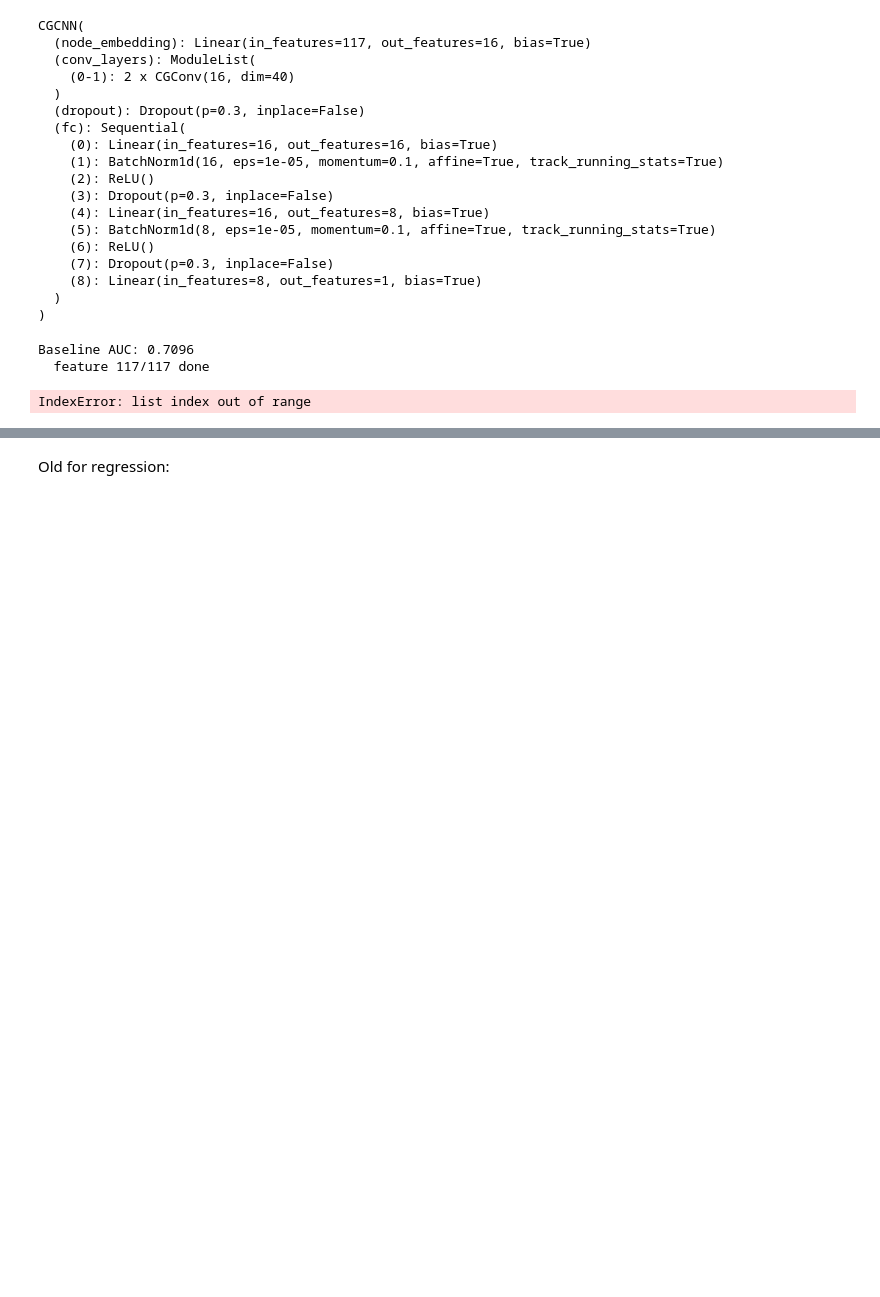
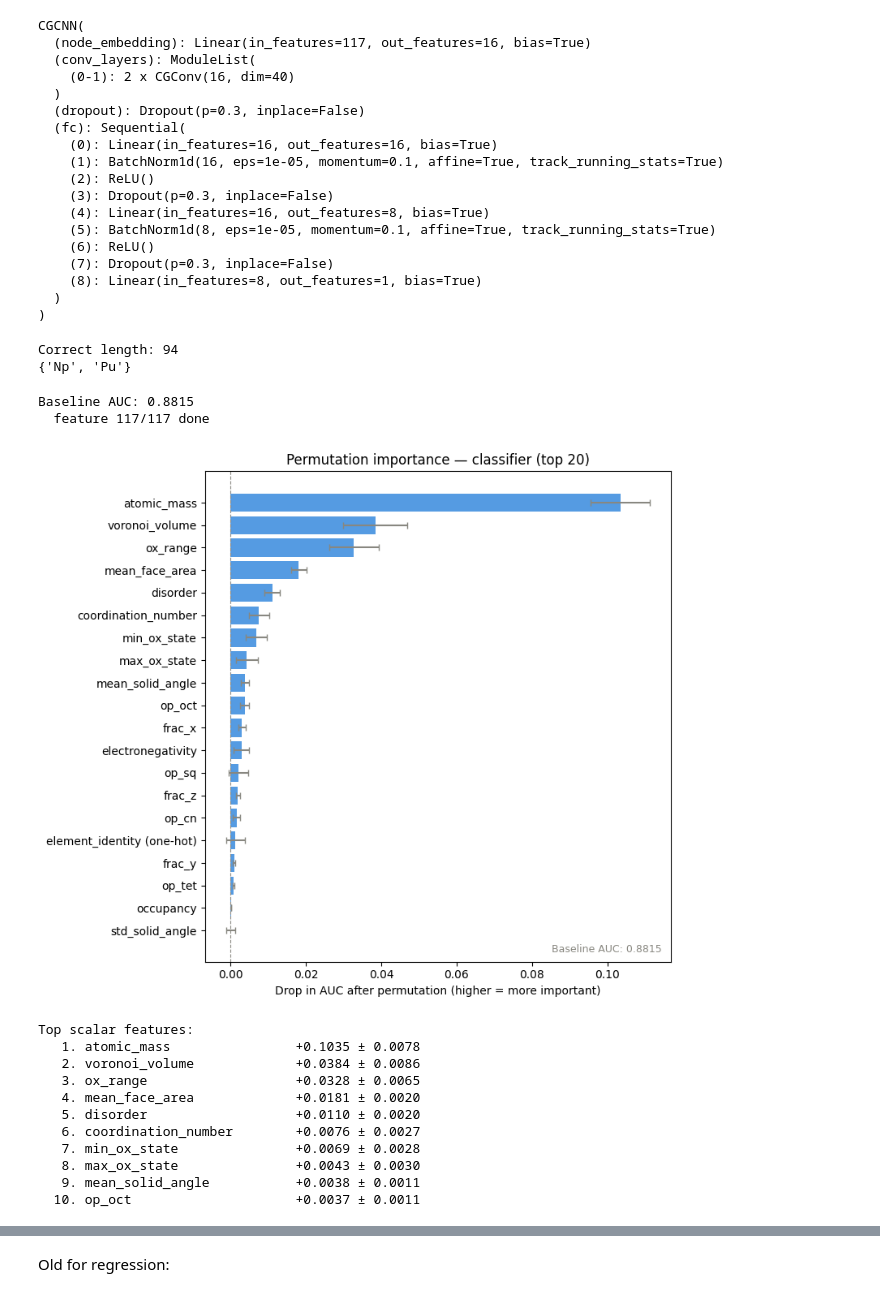
Before and after one commit to SSBNS/ML_Personal_git, a Jupyter notebook: 3DSC_looker_classifier_colab.ipynb, the cells around one changed output, grey strips where cells are left out. Cells and saved outputs as stored; diff of their text form; code cells hidden in the pictures; blank space fills up the shorter version.

```diff
--- a/3DSC_looker_classifier_colab.ipynb
+++ b/3DSC_looker_classifier_colab.ipynb
@@ -1021,6 +986,14 @@ CGCNN(
     (8): Linear(in_features=8, out_features=1, bias=True)
   )
 )
+# %%
+from pymatgen.core import Element
+correct_symbols = [Element.from_Z(z).symbol for z in range(1, 95)]
+print(f"Correct length: {len(correct_symbols)}")
+print(set(correct_symbols) - set(ELEMENT_SYMBOLS))  # find missing ones
+# %% [output]
+Correct length: 94
+{'Np', 'Pu'}
 # %%
 import numpy as np
 import torch
@@ -1030,14 +1003,8 @@ from torch_geometric.loader import DataLoader
 from sklearn.model_selection import train_test_split
 
 # ── Feature names (117 total) ─────────────────────────────────────────────────
-ELEMENT_SYMBOLS = [
-    'H','He','Li','Be','B','C','N','O','F','Ne','Na','Mg','Al','Si','P','S','Cl',
-    'Ar','K','Ca','Sc','Ti','V','Cr','Mn','Fe','Co','Ni','Cu','Zn','Ga','Ge','As',
-    'Se','Br','Kr','Rb','Sr','Y','Zr','Nb','Mo','Tc','Ru','Rh','Pd','Ag','Cd','In',
-    'Sn','Sb','Te','I','Xe','Cs','Ba','La','Ce','Pr','Nd','Pm','Sm','Eu','Gd','Tb',
-    'Dy','Ho','Er','Tm','Yb','Lu','Hf','Ta','W','Re','Os','Ir','Pt','Au','Hg','Tl',
-    'Pb','Bi','Po','At','Rn','Fr','Ra','Ac','Th','Pa','U'
-]  # 94 one-hot features
+ELEMENT_SYMBOLS = [Element.from_Z(z).symbol for z in range(1, MAX_Z + 1)]
+# 94 one-hot features
 
 SCALAR_FEATURES = [
     'atomic_mass', 'atomic_radius', 'ionic_radius', 'electronegativity',
@@ -1102,40 +1069,53 @@ def plot_importance(perm_result, feature_names=FEATURE_NAMES, top_n=20):
     stds  = perm_result["std"]
 
     # Collapse all 94 one-hot element features into one representative score
-    onehot_importance = means[:94].mean()
-    onehot_std        = means[:94].std()
+    n_onehot = 94  # MAX_Z, hardcoded to match model
 
-    collapsed_names   = ["element_identity (one-hot)"] + feature_names[94:]
-    collapsed_means   = np.concatenate([[onehot_importance], means[94:]])
-    collapsed_stds    = np.concatenate([[onehot_std],        stds[94:]])
+    onehot_importance = means[:n_onehot].mean()
+    onehot_std        = means[:n_onehot].std()
+
+    collapsed_names = np.array(["element_identity (one-hot)"] + SCALAR_FEATURES)
+    collapsed_means = np.concatenate([[onehot_importance], means[n_onehot:]])
+    collapsed_stds  = np.concatenate([[onehot_std],        stds[n_onehot:]])
 
     order  = np.argsort(collapsed_means)[-top_n:]
     names  = [collapsed_names[i] for i in order]
     m_vals = collapsed_means[order]
     s_vals = collapsed_stds[order]
 
     fig, ax = plt.subplots(figsize=(8, 7))
     ax.barh(names, m_vals, xerr=s_vals, capsize=3, color="#378ADD", alpha=0.85, ecolor="#888780")
     ax.axvline(0, color="#888780", linewidth=0.8, linestyle="--")
     ax.set_xlabel("Drop in AUC after permutation (higher = more important)")
     ax.set_title(f"Permutation importance — classifier (top {top_n})")
     ax.text(0.98, 0.02, f"Baseline AUC: {perm_result['baseline_auc']:.4f}",
             transform=ax.transAxes, ha="right", fontsize=9, color="#888780")
     plt.tight_layout()
     plt.savefig("permutation_importance_classifier.png", dpi=150)
     plt.show()
 
 # ── Run ───────────────────────────────────────────────────────────────────────
 perm_result = permutation_importance_auc(model, test_graphs, device, n_repeats=10)
 plot_importance(perm_result)
 
 # Numeric summary (scalar features only, sorted)
 print("\nTop scalar features:")
 scalar_means = perm_result["mean"][94:]
 order = np.argsort(scalar_means)[::-1]
 for rank, i in enumerate(order[:10], 1):
     print(f"  {rank:2d}. {SCALAR_FEATURES[i]:<25s}  {scalar_means[i]:+.4f} ± {perm_result['std'][94+i]:.4f}")
 # %% [output]
-Baseline AUC: 0.7096
+Baseline AUC: 0.8815
   feature 117/117 done
+[figure, added]
-IndexError: list index out of range
+Top scalar features:
+   1. atomic_mass                +0.1035 ± 0.0078
+   2. voronoi_volume             +0.0384 ± 0.0086
+   3. ox_range                   +0.0328 ± 0.0065
+   4. mean_face_area             +0.0181 ± 0.0020
+   5. disorder                   +0.0110 ± 0.0020
+   6. coordination_number        +0.0076 ± 0.0027
+   7. min_ox_state               +0.0069 ± 0.0028
+   8. max_ox_state               +0.0043 ± 0.0030
+   9. mean_solid_angle           +0.0038 ± 0.0011
+  10. op_oct                     +0.0037 ± 0.0011
```
Also changed, not shown: parts of 7 cells of this notebook.
